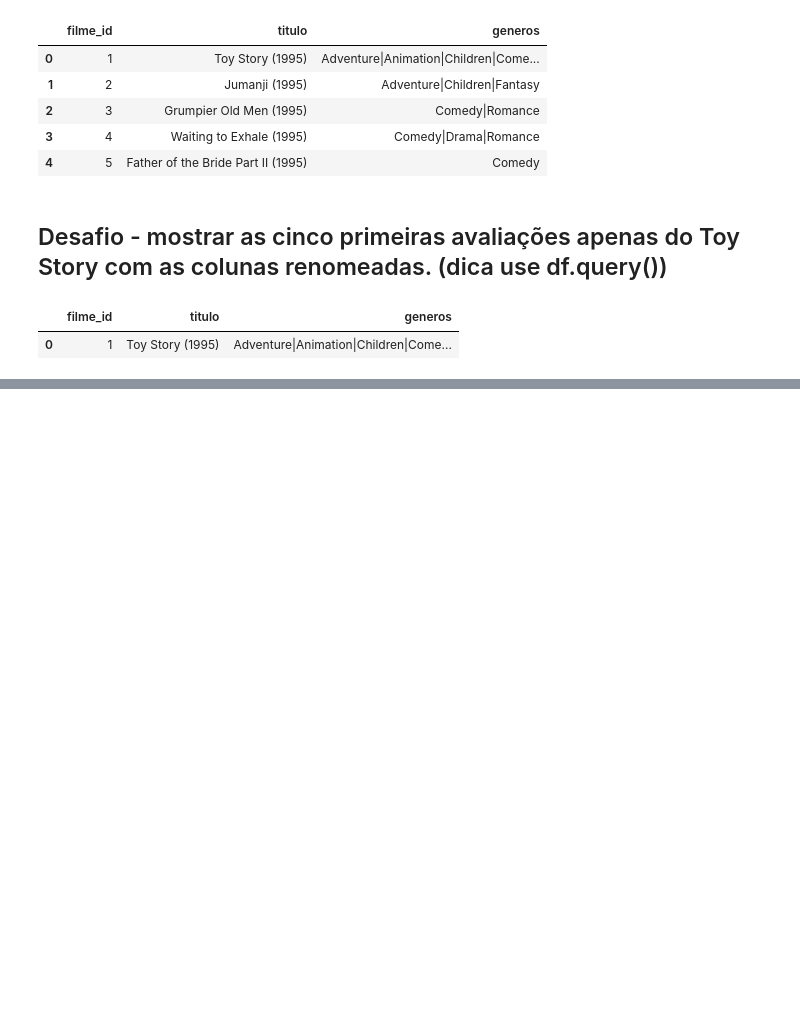
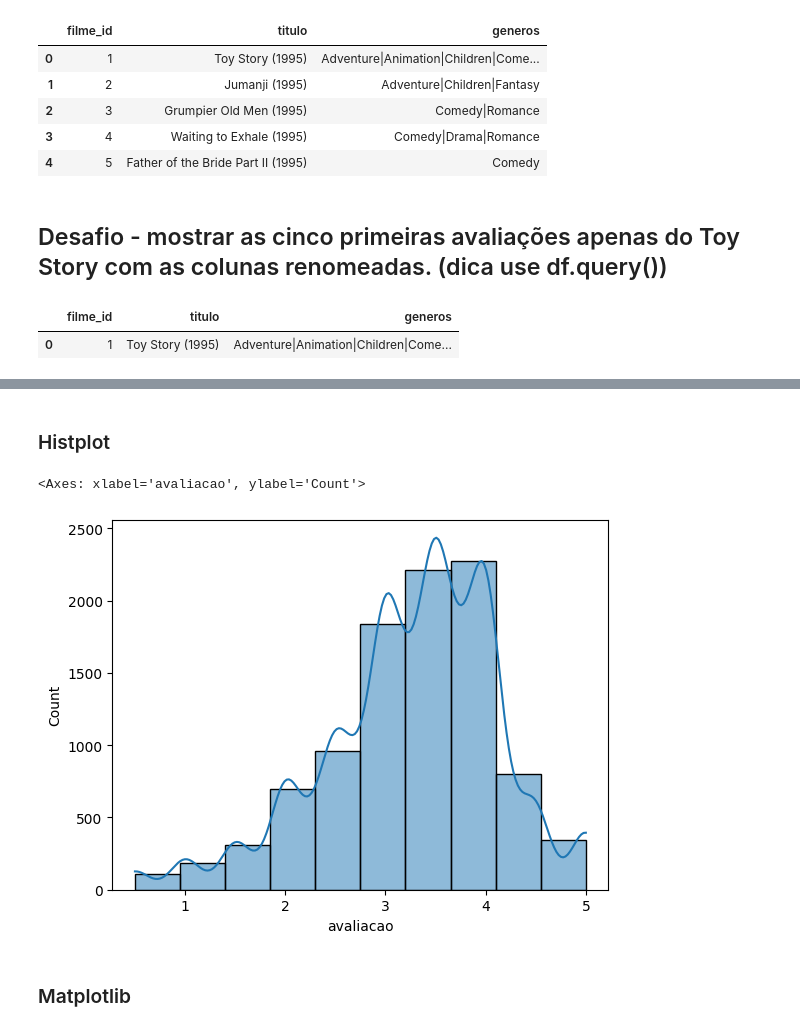
Before and after one commit to rafaelflorentinobarbosa/DataScience, a Jupyter notebook: semanaeda/aula1.ipynb, the cells around one changed output, grey strips where cells are left out. Cells and saved outputs as stored; diff of their text form; code cells hidden in the pictures; blank space fills up the shorter version.

```diff
--- a/semanaeda/aula1.ipynb
+++ b/semanaeda/aula1.ipynb
@@ -336,0 +402,11 @@ df_filmes.query("filme_id == 1").head()
+# %% [markdown]
+### Histplot
+# %%
+# kde= True (linha de densidade kernel) - estimativa da função
+# bins = 10) - quantos interbvalos eu preciso?
+sns.histplot(media_por_filme,kde=True,bins=10)
+# %% [output]
+<Axes: xlabel='avaliacao', ylabel='Count'>
+[figure, added]
+# %% [markdown]
+### Matplotlib
```
Also changed, not shown: parts of 18 cells of this notebook, 2 other files.
